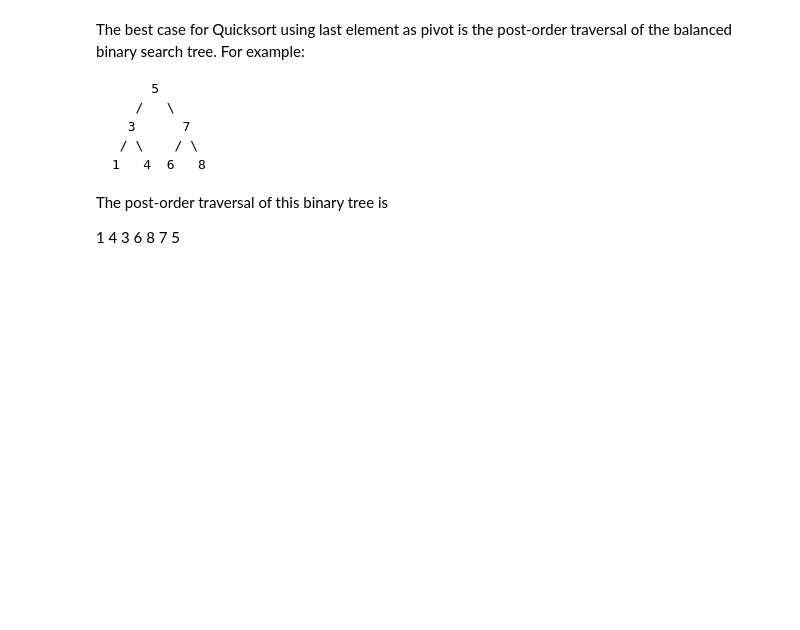
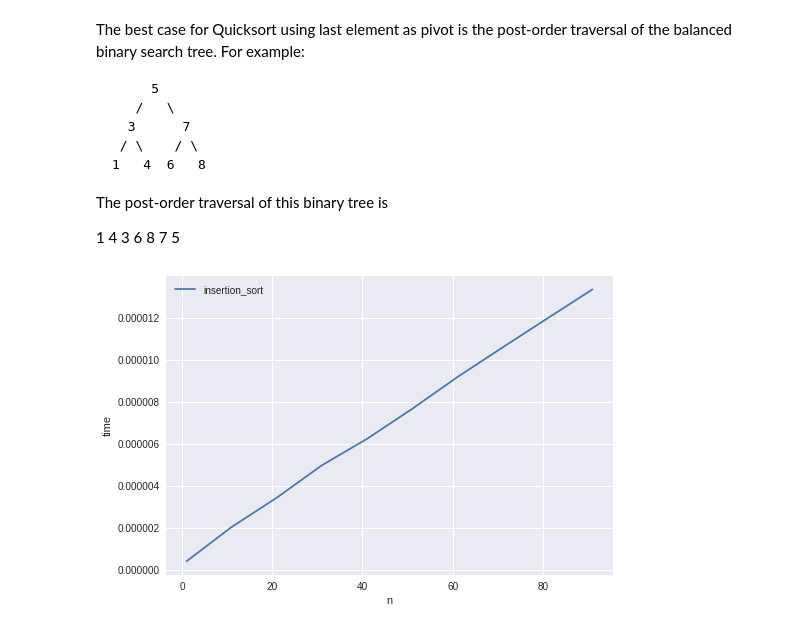
Before and after one commit to Filmon97/algorithms-and-data-structures-report, a Jupyter notebook: notebooks/sort.ipynb, the cells around one changed output. Saved outputs shown, nothing was run; the diff lists cells and outputs as text; code cells hidden in the pictures; blank space fills up the shorter version.

```diff
--- a/notebooks/sort.ipynb
+++ b/notebooks/sort.ipynb
@@ -107,3 +136,28 @@ The best case for Quicksort using last element as pivot is the post-order traver
 The post-order traversal of this binary tree is
 
 1 4 3 6 8 7 5
+# %%
+from utils import (np)
+import matplotlib.pyplot as plt
+
+times = []
+r = np.arange(1,100,10)
+for i in r:
+    setup = """
+from sort import (insertion_sort)
+from utils import (np,gen_sorted_array)
+np.random.seed(31415)
+s = gen_sorted_array({})
+gc.enable()
+    """.format(i)
+    times.append(evaluate(stmt='insertion_sort(s)', setup=setup, repeat=10))
+
+plt.style.use('seaborn')
+plt.plot(r, times, label="insertion_sort")
+plt.xlabel('n')
+plt.ylabel('time')
+plt.legend()
+plt.show()
+times_ins = times
+# %% [output]
+[figure, added]
```
Also changed, not shown: parts of 7 cells of this notebook, 6 other files.
